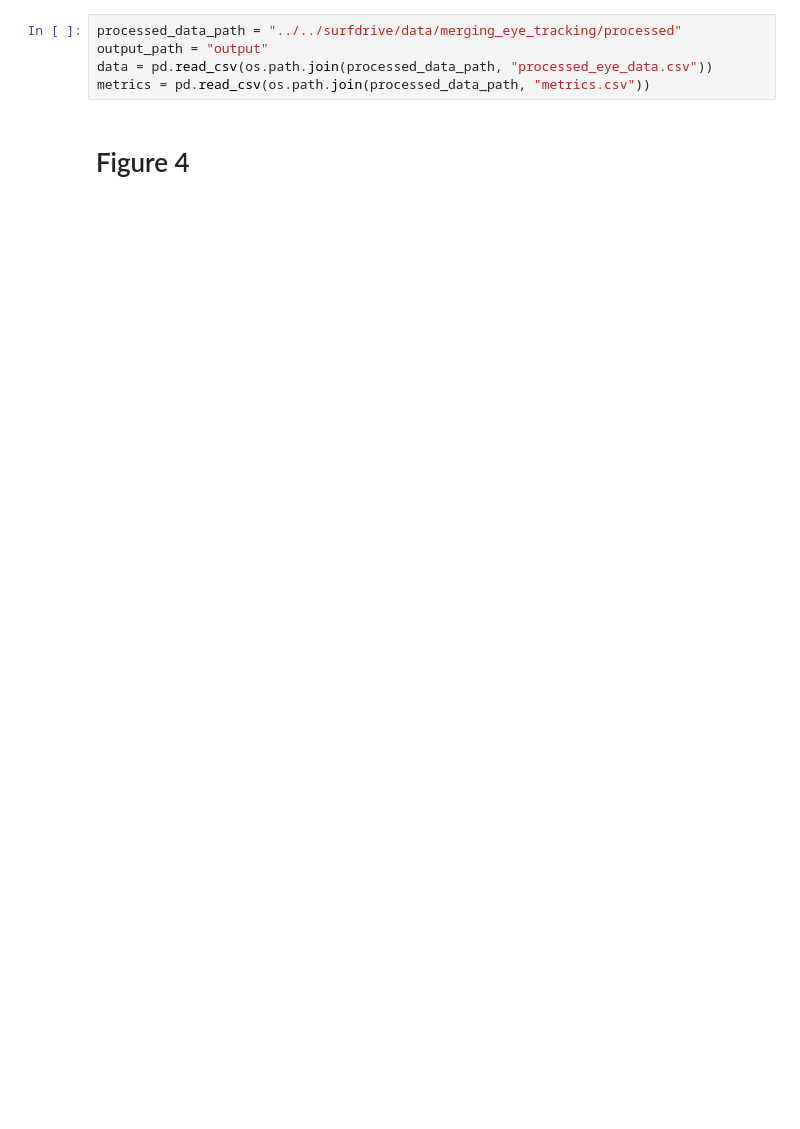
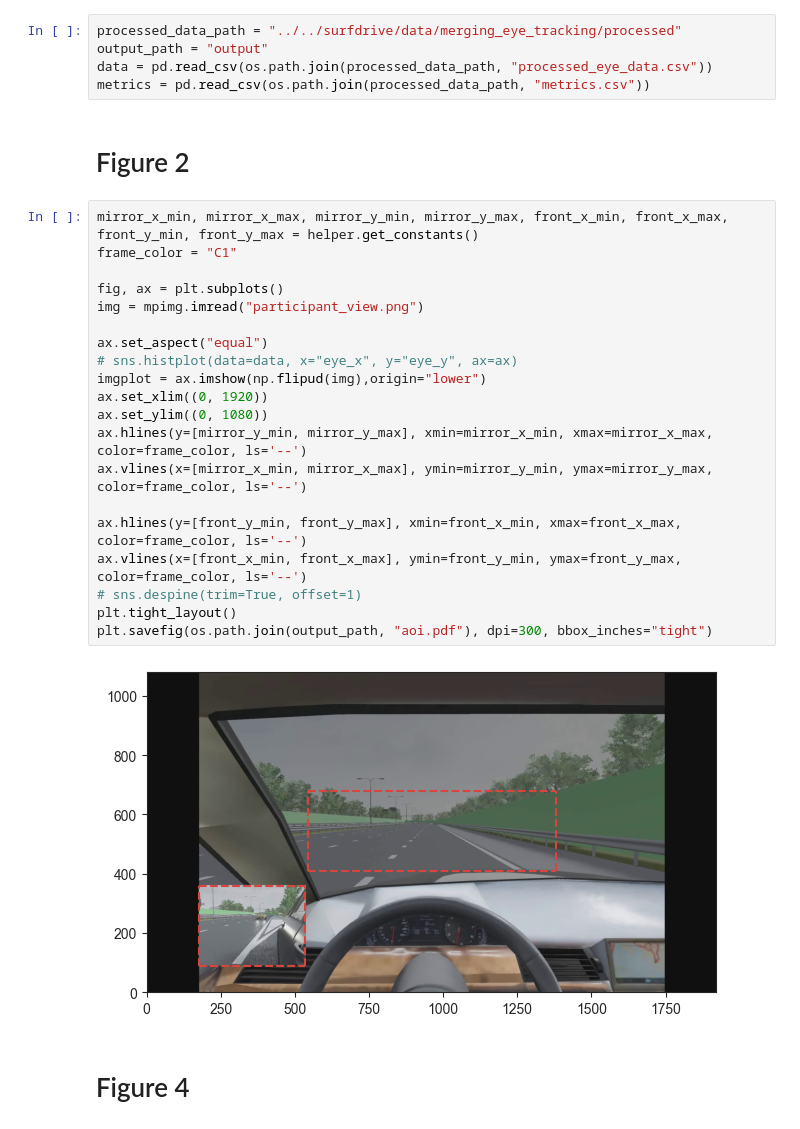
Before and after one commit to cherepaha/merging_eye_tracking, a Jupyter notebook: 02_paper_figures.ipynb, the cells around one changed output. Drawn from its saved outputs; the diff is of its cells as text; blank space fills up the shorter version.

```diff
--- a/02_paper_figures.ipynb
+++ b/02_paper_figures.ipynb
@@ -16,6 +17,30 @@ processed_data_path = "../../surfdrive/data/merging_eye_tracking/processed"
 output_path = "output"
 data = pd.read_csv(os.path.join(processed_data_path, "processed_eye_data.csv"))
 metrics = pd.read_csv(os.path.join(processed_data_path, "metrics.csv"))
+# %% [markdown]
+# Figure 2
+# %%
+mirror_x_min, mirror_x_max, mirror_y_min, mirror_y_max, front_x_min, front_x_max, front_y_min, front_y_max = helper.get_constants()
+frame_color = "C1"
+
+fig, ax = plt.subplots()
+img = mpimg.imread("participant_view.png")
+
+ax.set_aspect("equal")
+# sns.histplot(data=data, x="eye_x", y="eye_y", ax=ax)
+imgplot = ax.imshow(np.flipud(img),origin="lower")
+ax.set_xlim((0, 1920))
+ax.set_ylim((0, 1080))
+ax.hlines(y=[mirror_y_min, mirror_y_max], xmin=mirror_x_min, xmax=mirror_x_max, color=frame_color, ls='--')
+ax.vlines(x=[mirror_x_min, mirror_x_max], ymin=mirror_y_min, ymax=mirror_y_max, color=frame_color, ls='--')
+
+ax.hlines(y=[front_y_min, front_y_max], xmin=front_x_min, xmax=front_x_max, color=frame_color, ls='--')
+ax.vlines(x=[front_x_min, front_x_max], ymin=front_y_min, ymax=front_y_max, color=frame_color, ls='--')
+# sns.despine(trim=True, offset=1)
+plt.tight_layout()
+plt.savefig(os.path.join(output_path, "aoi.pdf"), dpi=300, bbox_inches="tight")
+# %% [output]
+[figure, added]
 # %% [markdown]
 # Figure 4
 # %%
```
Also changed, not shown: parts of 18 cells of this notebook, 3 other files.
